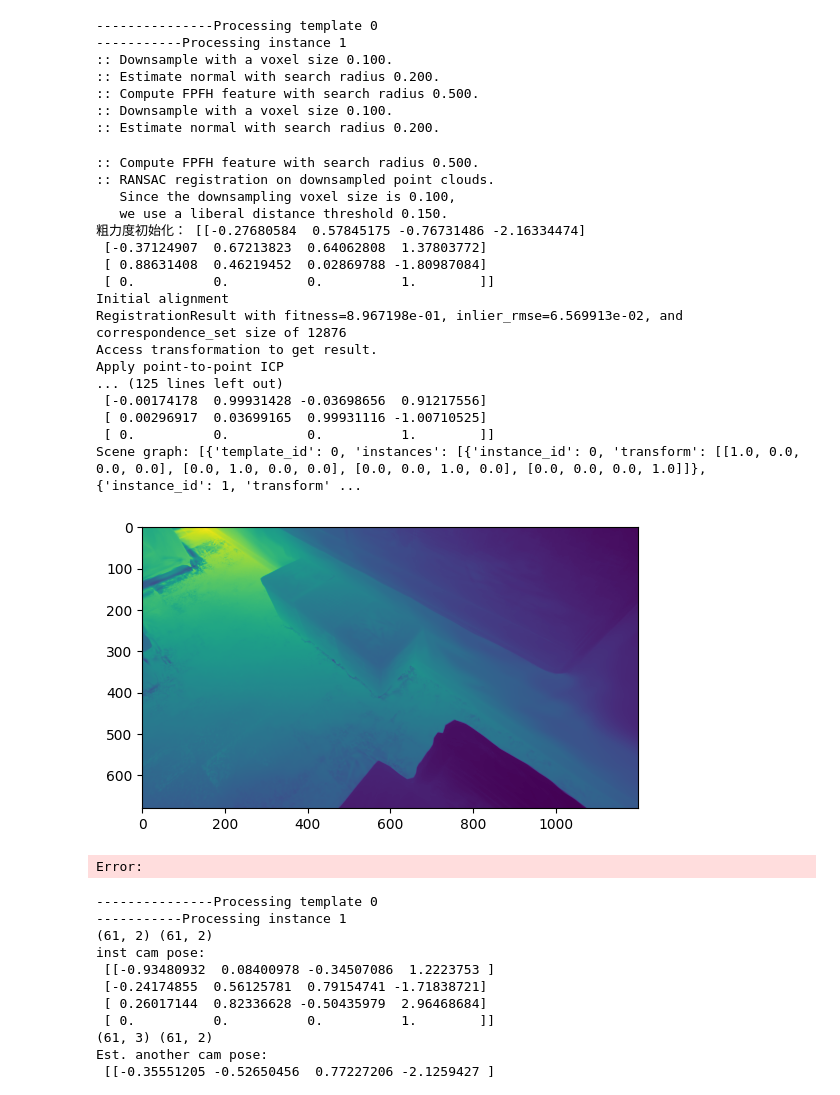
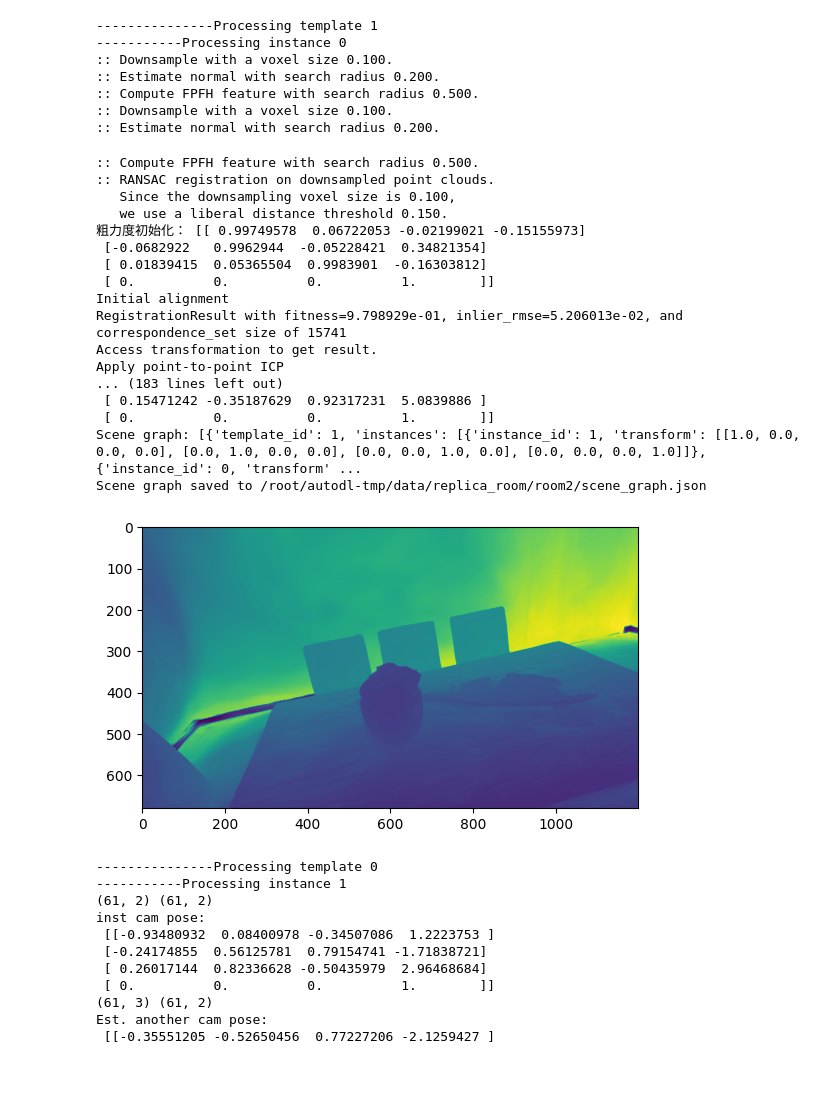
Before and after one commit to Strange-tech/Splat-n-Replace, a Jupyter notebook: template_3dgs.ipynb, the cells around one changed output. Drawn from its saved outputs; the diff is of its cells as text; code cells hidden in the pictures.

```diff
--- a/template_3dgs.ipynb
+++ b/template_3dgs.ipynb
@@ -180,6 +180,19 @@ elif SCENE_NAME == 'replica_room/office2':
         [[200, 450]],
         [[300, 550]]
         ]
+elif SCENE_NAME == 'replica_room/room2':
+    ### REPLICA_ROOM ROOM2
+    ref_img_camera_ids = [70, 110, 110, 110, 178, 182, 182, 182]
+    query_indices = [
+        [[500, 550]],
+        [[400, 450]],
+        [[350, 500]],
+        [[300, 500]],
+        [[500, 250]],
+        [[350, 500]],
+        [[300, 600]],
+        [[300, 800]]
+        ]
 elif SCENE_NAME == 'houses':
     ### HOUSES
     ref_img_camera_ids = [0, 0, 46, 46, 46, 117, 117, 117, 138, 138]
@@ -345,7 +359,8 @@ SAVE OCCURRED!!!
 SAVE OCCURRED!!!
 Done!
 # %%
-mask = torch.load(f"/root/autodl-tmp/data/{SCENE_NAME}/instance_masks/frame000000.pt")
+
+mask = torch.load(f"/root/autodl-tmp/data/{SCENE_NAME}/instance_masks/frame000240.pt")
 print(mask.shape)
 plt.imshow(mask.detach().cpu(), cmap='gray')
 # %% [output]
@@ -705,10 +719,13 @@ def umeyama_rigid(X, Y):
 # %%
 ### 直接估计两个点云的变换
 import open3d as o3d
-template_ids = [0, 6]
-inst_ids = [[1, 2, 3], [4, 5]]
+template_ids = [1]
+inst_ids = [[0, 2, 3, 4, 5, 6, 7]]
 
 scene_graph = []
+
+reg_voxel_size = hyper_param["registration"]["voxel_size"]
+reg_threshold = hyper_param["registration"]["threshold"]
 
 for t_id, template_id in enumerate(template_ids):
     print("---------------Processing template", template_id)
@@ -763,80 +780,77 @@ for t_id, template_id in enumerate(template_ids):
         target = o3d.io.read_point_cloud(f"/root/autodl-tmp/data/{SCENE_NAME}/seg_inst/{template_id}.ply")
         source = trans_pcd
 
-        voxel_size = 0.1
-        source_down, source_fpfh = preprocess_point_cloud(source, voxel_size)
-        target_down, target_fpfh = preprocess_point_cloud(target, voxel_size)
+        source_down, source_fpfh = preprocess_point_cloud(source, reg_voxel_size)
+        target_down, target_fpfh = preprocess_point_cloud(target, reg_voxel_size)
         result_ransac = execute_global_registration(source_down, target_down,
                                             source_fpfh, target_fpfh,
-                                            voxel_size)
+                                            reg_voxel_size)
         # result_fast = execute_fast_global_registration(source_down, target_down,
         #                                        source_fpfh, target_fpfh,
-        #                                        voxel_size)
+        #                                        reg_voxel_size)
         print("粗力度初始化：", result_ransac.transformation)
 
-        threshold = 0.2
         trans_init = result_ransac.transformation
         print("Initial alignment")
         evaluation = o3d.pipelines.registration.evaluate_registration(
-            source, target, threshold, trans_init)
+            source, target, reg_threshold, trans_init)
         print(evaluation)
 
         print("Apply point-to-point ICP")
         reg_p2p = o3d.pipelines.registration.registration_icp(
-            source, target, threshold, trans_init,
+            source, target, reg_threshold, trans_init,
             o3d.pipelines.registration.TransformationEstimationPointToPoint(),
             o3d.pipelines.registration.ICPConvergenceCriteria(max_iteration=3000))
         # print(reg_p2p)
         print("ICP transform is:")
         print(reg_p2p.transformation)
         evaluation = o3d.pipelines.registration.evaluate_registration(
-            source.transform(reg_p2p.transformation), target, threshold, trans_init)
+            source.transform(reg_p2p.transformation), target, reg_threshold, trans_init)
         print(evaluation)
         source.transform(reg_p2p.transformation)
 
         final_transform = reg_p2p.transformation @ umeyama_transform
         print(final_transform)
 
         inst_map["transform"] = final_transform.tolist()
         temp_map["instances"].append(inst_map)
 
     scene_graph.append(temp_map)
 
 print("Scene graph:", scene_graph)
 
 # save the scene graph to a file
-# import json
-# scene_graph_path = f'/root/autodl-tmp/data/{SCENE_NAME}/scene_graph.json'
-# with open(scene_graph_path, 'w') as f:
-#     json.dump(scene_graph, f, indent=4)
-# print(f"Scene graph saved to {scene_graph_path}")
+import json
+scene_graph_path = f'/root/autodl-tmp/data/{SCENE_NAME}/scene_graph.json'
+with open(scene_graph_path, 'w') as f:
+    json.dump(scene_graph, f, indent=4)
+print(f"Scene graph saved to {scene_graph_path}")
 # %% [output]
----------------Processing template 0
------------Processing instance 1
+---------------Processing template 1
+-----------Processing instance 0
 :: Downsample with a voxel size 0.100.
 :: Estimate normal with search radius 0.200.
 :: Compute FPFH feature with search radius 0.500.
 :: Downsample with a voxel size 0.100.
 :: Estimate normal with search radius 0.200.
 :: Compute FPFH feature with search radius 0.500.
 :: RANSAC registration on downsampled point clouds.
    Since the downsampling voxel size is 0.100,
    we use a liberal distance threshold 0.150.
-粗力度初始化： [[-0.27680584  0.57845175 -0.76731486 -2.16334474]
- [-0.37124907  0.67213823  0.64062808  1.37803772]
- [ 0.88631408  0.46219452  0.02869788 -1.80987084]
+粗力度初始化： [[ 0.99749578  0.06722053 -0.02199021 -0.15155973]
+ [-0.0682922   0.9962944  -0.05228421  0.34821354]
+ [ 0.01839415  0.05365504  0.9983901  -0.16303812]
  [ 0.          0.          0.          1.        ]]
 Initial alignment
-RegistrationResult with fitness=8.967198e-01, inlier_rmse=6.569913e-02, and correspondence_set size of 12876
+RegistrationResult with fitness=9.798929e-01, inlier_rmse=5.206013e-02, and correspondence_set size of 15741
 Access transformation to get result.
 Apply point-to-point ICP
-... (125 lines left out)
- [-0.00174178  0.99931428 -0.03698656  0.91217556]
- [ 0.00296917  0.03699165  0.99931116 -1.00710525]
+... (183 lines left out)
+ [ 0.15471242 -0.35187629  0.92317231  5.0839886 ]
  [ 0.          0.          0.          1.        ]]
-Scene graph: [{'template_id': 0, 'instances': [{'instance_id': 0, 'transform': [[1.0, 0.0, 0.0, 0.0], [0.0, 1.0, 0.0, 0.0], [0.0, 0.0, 1.0, 0.0], [0.0, 0.0, 0.0, 1.0]]}, {'instance_id': 1, 'transform' ...
+Scene graph: [{'template_id': 1, 'instances': [{'instance_id': 1, 'transform': [[1.0, 0.0, 0.0, 0.0], [0.0, 1.0, 0.0, 0.0], [0.0, 0.0, 1.0, 0.0], [0.0, 0.0, 0.0, 1.0]]}, {'instance_id': 0, 'transform' ...
+Scene graph saved to /root/autodl-tmp/data/replica_room/room2/scene_graph.json
-[figure, old version]
+[figure, new version]
-Error:
 # %%
 ### 估计一个点云，使用PnP估计相机位姿
 import open3d as o3d
```
Also changed, not shown: parts of 8 cells of this notebook, 7 other files.
